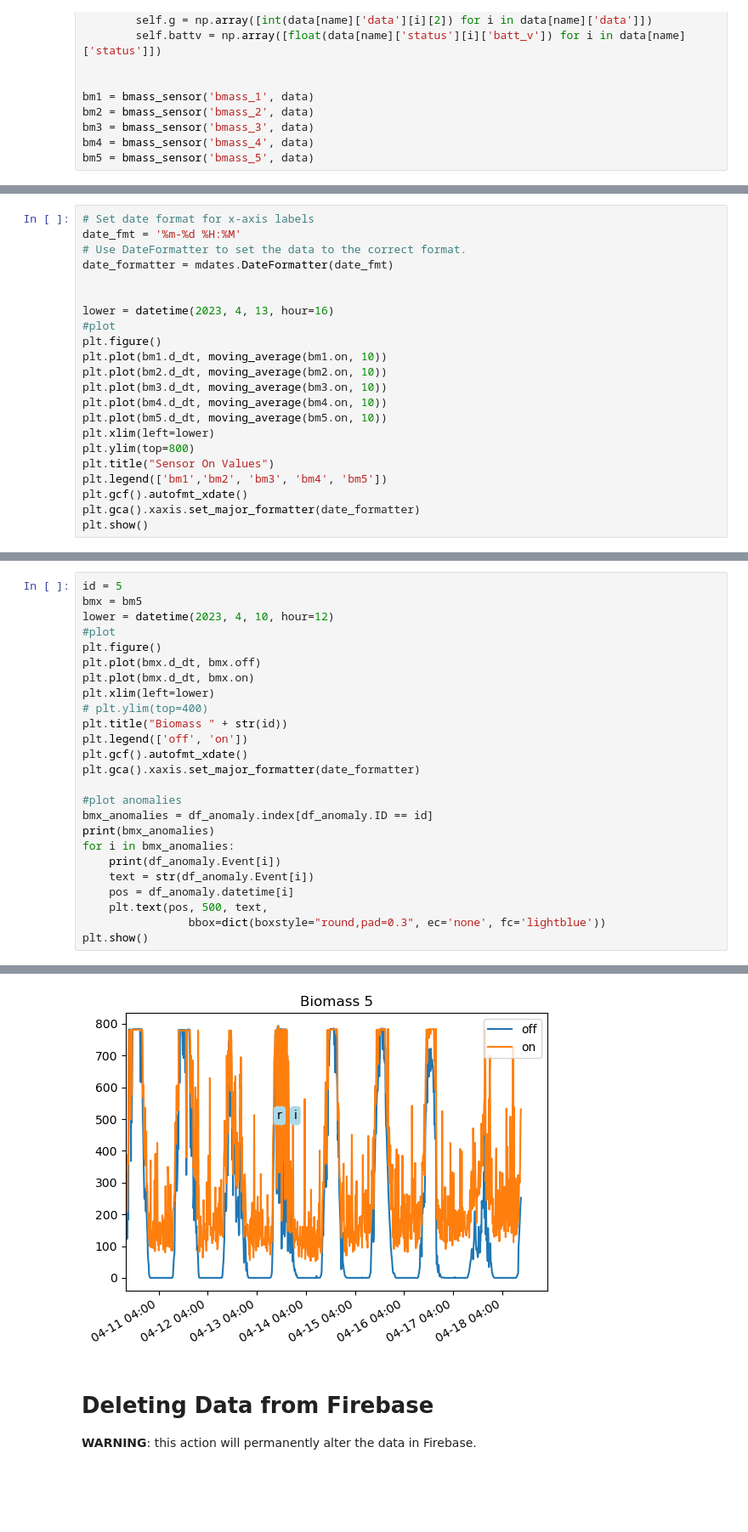
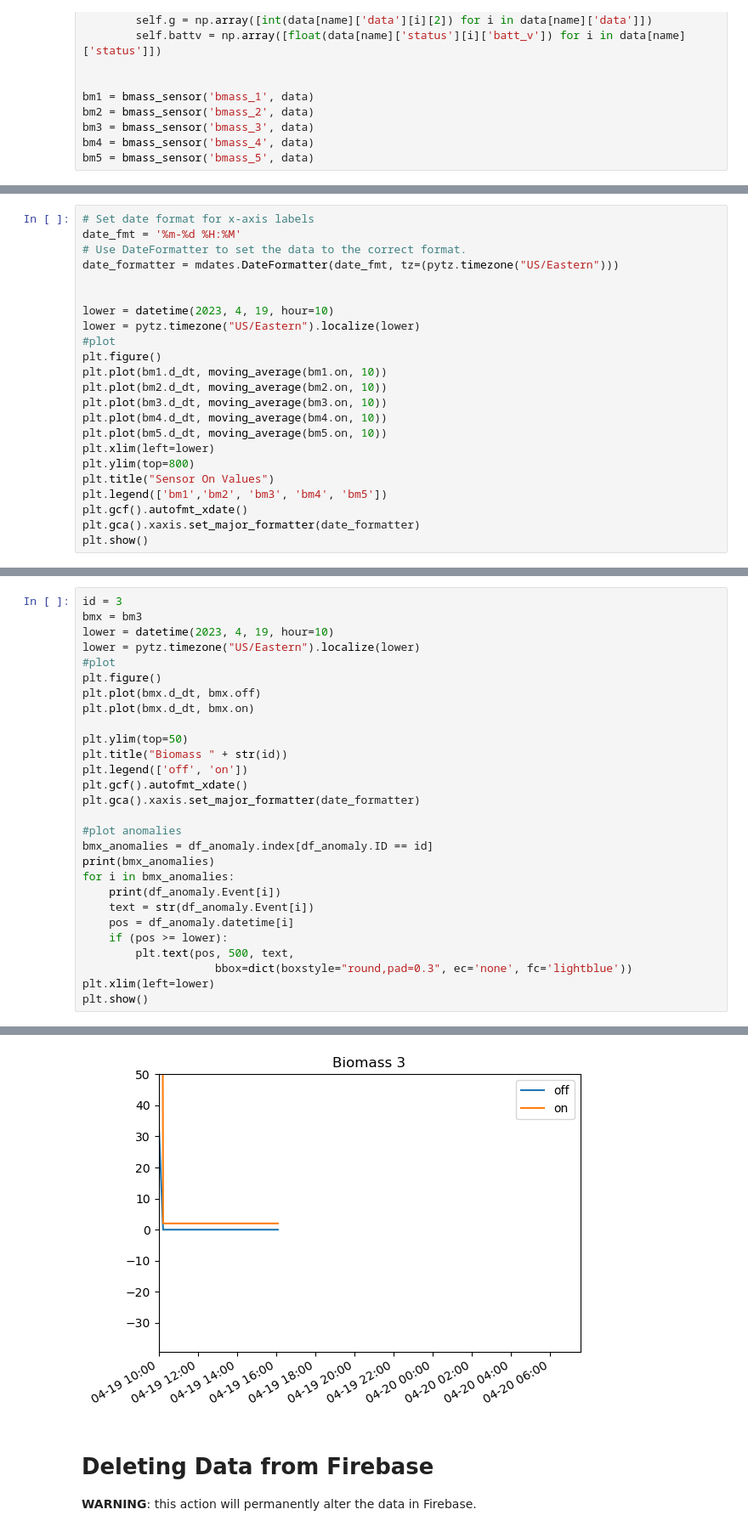
Before and after one commit to wFairmanOlin/Biomass, a Jupyter notebook: data/process_data.ipynb, the cells around one changed output, grey strips where cells are left out. Shown at 85% size. Saved outputs shown, nothing was run; the diff lists cells and outputs as text; blank space fills up the shorter version.

Commit message:
fixed issue with plotting timezones

```diff
--- a/data/process_data.ipynb
+++ b/data/process_data.ipynb
@@ -144,10 +131,11 @@ bm5:  2023-04-18 09:02:18-04:00   531   252   7005
 # Set date format for x-axis labels
 date_fmt = '%m-%d %H:%M'
 # Use DateFormatter to set the data to the correct format.
-date_formatter = mdates.DateFormatter(date_fmt)
+date_formatter = mdates.DateFormatter(date_fmt, tz=(pytz.timezone("US/Eastern")))
 
 
-lower = datetime(2023, 4, 13, hour=16)
+lower = datetime(2023, 4, 19, hour=10)
+lower = pytz.timezone("US/Eastern").localize(lower)
 #plot
 plt.figure()
 plt.plot(bm1.d_dt, moving_average(bm1.on, 10))
@@ -202,13 +190,14 @@ plt.show()
 # %%
-id = 5
-bmx = bm5
-lower = datetime(2023, 4, 10, hour=12)
+id = 3
+bmx = bm3
+lower = datetime(2023, 4, 19, hour=10)
+lower = pytz.timezone("US/Eastern").localize(lower)
 #plot
 plt.figure()
 plt.plot(bmx.d_dt, bmx.off)
 plt.plot(bmx.d_dt, bmx.on)
-plt.xlim(left=lower)
-# plt.ylim(top=400)
+
+plt.ylim(top=50)
 plt.title("Biomass " + str(id))
 plt.legend(['off', 'on'])
 plt.gcf().autofmt_xdate()
@@ -221,7 +210,9 @@ for i in bmx_anomalies:
     print(df_anomaly.Event[i])
     text = str(df_anomaly.Event[i])
     pos = df_anomaly.datetime[i]
-    plt.text(pos, 500, text,
-                bbox=dict(boxstyle="round,pad=0.3", ec='none', fc='lightblue'))
+    if (pos >= lower):
+        plt.text(pos, 500, text,
+                    bbox=dict(boxstyle="round,pad=0.3", ec='none', fc='lightblue'))
+plt.xlim(left=lower)
 plt.show()
 # %% [output]
@@ -232,4 +225,4 @@ i
-[figure, old version]
+[figure, new version]
 # %% [markdown]
 # Deleting Data from Firebase
 
```
Also changed, not shown: parts of 7 cells of this notebook.
